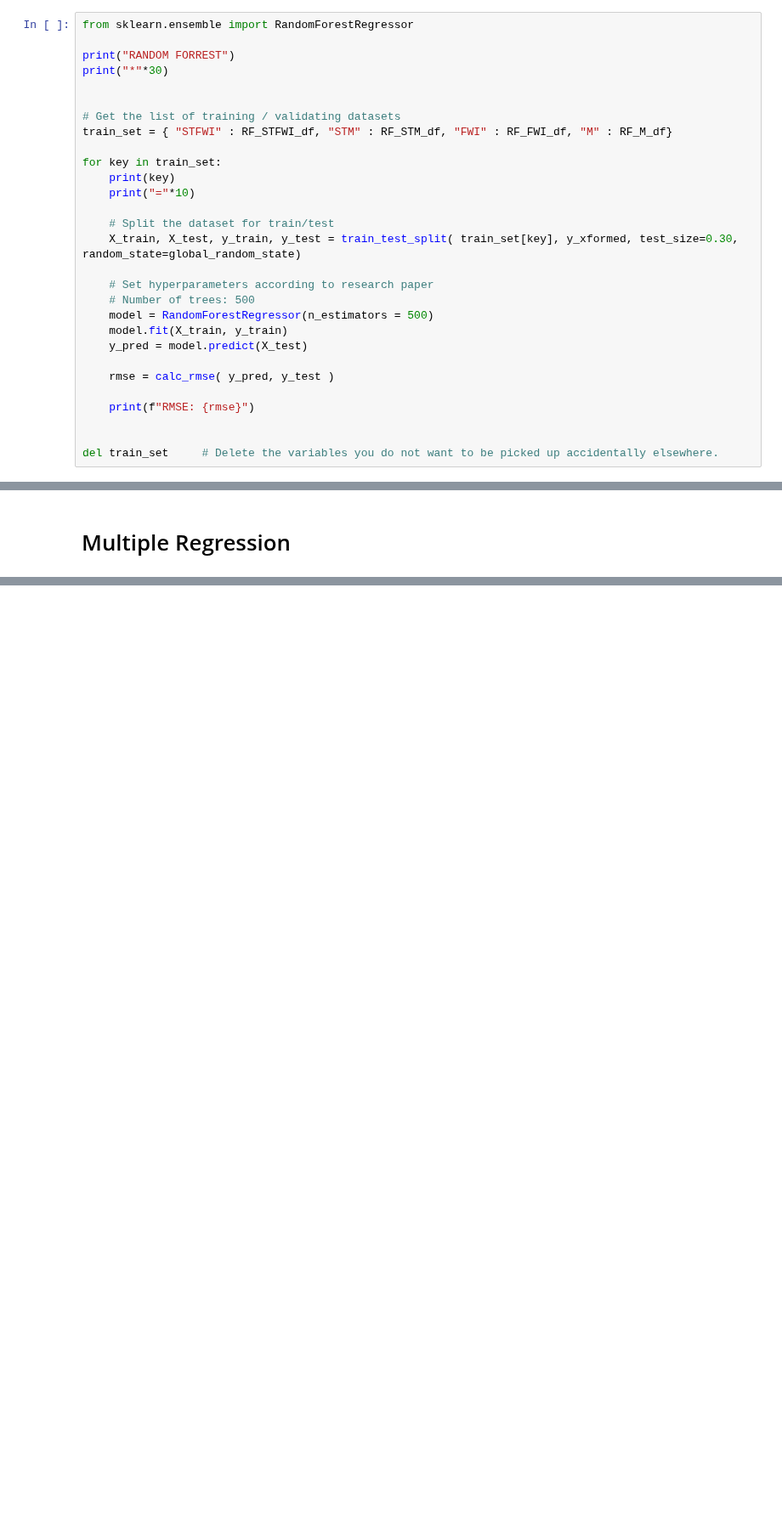
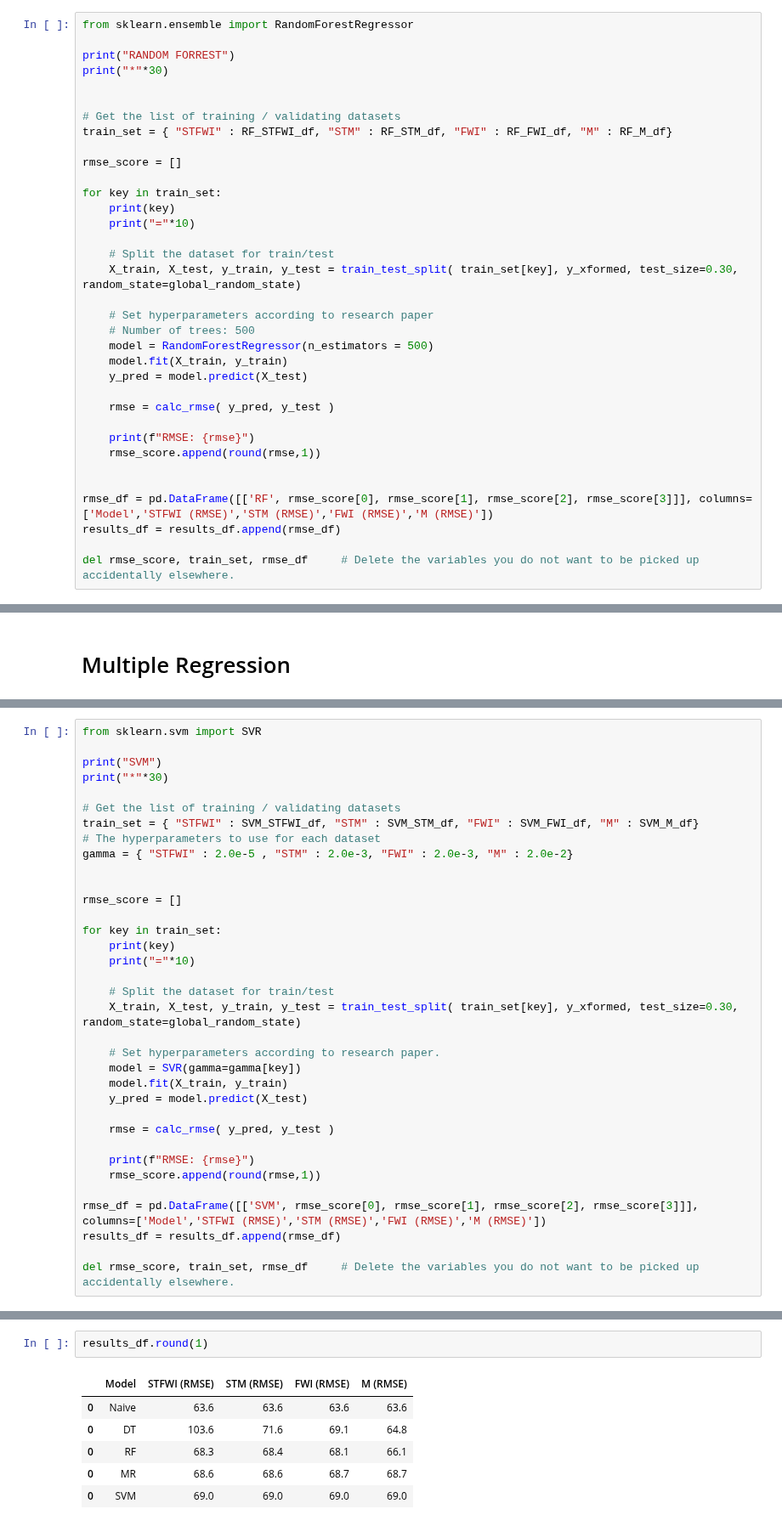
Before and after one commit to bryonbaker/SIT720, a Jupyter notebook: Ass4/SIT720_A4_85031775.ipynb, the cells around one changed output, grey strips where cells are left out. Shown at 85% size. Saved outputs shown, nothing was run; the diff lists cells and outputs as text; blank space fills up the shorter version.

Commit message:
Question 1 complete bar hyperparams confirmation

```diff
--- a/Ass4/SIT720_A4_85031775.ipynb
+++ b/Ass4/SIT720_A4_85031775.ipynb
@@ -462,6 +459,8 @@ print("*"*30)
 
 # Get the list of training / validating datasets
 train_set = { "STFWI" : RF_STFWI_df, "STM" : RF_STM_df, "FWI" : RF_FWI_df, "M" : RF_M_df}
+
+rmse_score = []
 
 for key in train_set:
     print(key)
@@ -479,9 +478,13 @@ for key in train_set:
     rmse = calc_rmse( y_pred, y_test )
 
     print(f"RMSE: {rmse}")
+    rmse_score.append(round(rmse,1))
 
 
-del train_set     # Delete the variables you do not want to be picked up accidentally elsewhere.
+rmse_df = pd.DataFrame([['RF', rmse_score[0], rmse_score[1], rmse_score[2], rmse_score[3]]], columns=['Model','STFWI (RMSE)','STM (RMSE)','FWI (RMSE)','M (RMSE)'])
+results_df = results_df.append(rmse_df)
+
+del rmse_score, train_set, rmse_df     # Delete the variables you do not want to be picked up accidentally elsewhere.
 # %% [output]
 RANDOM FORREST
 ******************************
@@ -544,0 +556,35 @@ RMSE: 68.67760089392732
+# %%
+from sklearn.svm import SVR
+
+print("SVM")
+print("*"*30)
+
+# Get the list of training / validating datasets
+train_set = { "STFWI" : SVM_STFWI_df, "STM" : SVM_STM_df, "FWI" : SVM_FWI_df, "M" : SVM_M_df}
+# The hyperparameters to use for each dataset
+gamma = { "STFWI" : 2.0e-5 , "STM" : 2.0e-3, "FWI" : 2.0e-3, "M" : 2.0e-2}
+
+
+rmse_score = []
+
+for key in train_set:
+    print(key)
+    print("="*10)
+
+    # Split the dataset for train/test
+    X_train, X_test, y_train, y_test = train_test_split( train_set[key], y_xformed, test_size=0.30, random_state=global_random_state)
+
+    # Set hyperparameters according to research paper.
+    model = SVR(gamma=gamma[key])
+    model.fit(X_train, y_train)
+    y_pred = model.predict(X_test)
+
+    rmse = calc_rmse( y_pred, y_test )
+
+    print(f"RMSE: {rmse}")
+    rmse_score.append(round(rmse,1))
+
+rmse_df = pd.DataFrame([['SVM', rmse_score[0], rmse_score[1], rmse_score[2], rmse_score[3]]], columns=['Model','STFWI (RMSE)','STM (RMSE)','FWI (RMSE)','M (RMSE)'])
+results_df = results_df.append(rmse_df)
+
+del rmse_score, train_set, rmse_df     # Delete the variables you do not want to be picked up accidentally elsewhere.
@@ -544,0 +608,9 @@ RMSE: 68.67760089392732
+# %%
+results_df.round(1)
+# %% [output]
+|  | Model | STFWI (RMSE) | STM (RMSE) | FWI (RMSE) | M (RMSE) |
+| 0 | Naive | 63.6 | 63.6 | 63.6 | 63.6 |
+| 0 | DT | 103.6 | 71.6 | 69.1 | 64.8 |
+| 0 | RF | 68.3 | 68.4 | 68.1 | 66.1 |
+| 0 | MR | 68.6 | 68.6 | 68.7 | 68.7 |
+| 0 | SVM | 69.0 | 69.0 | 69.0 | 69.0 |
```
Also changed, not shown: parts of 9 cells of this notebook.
